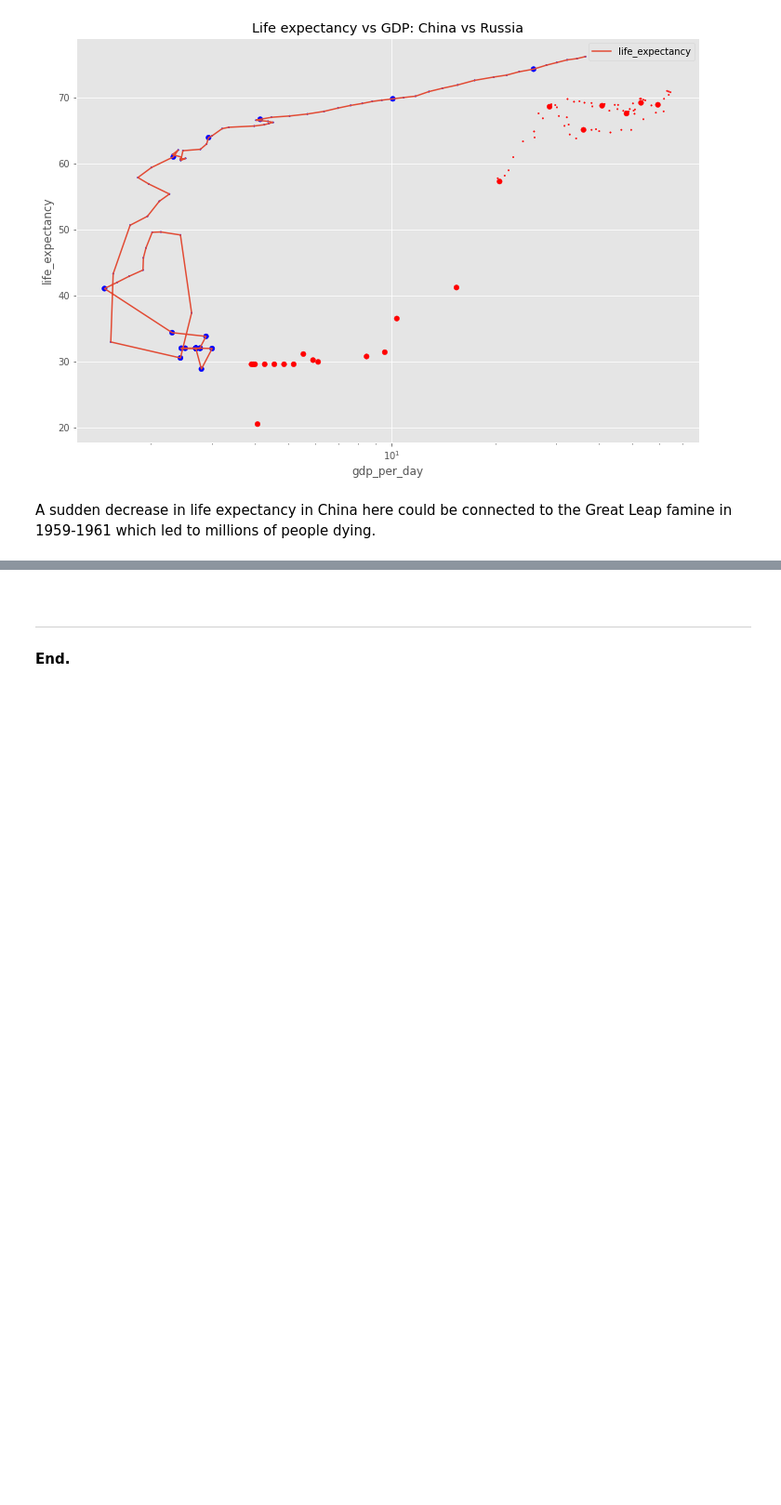
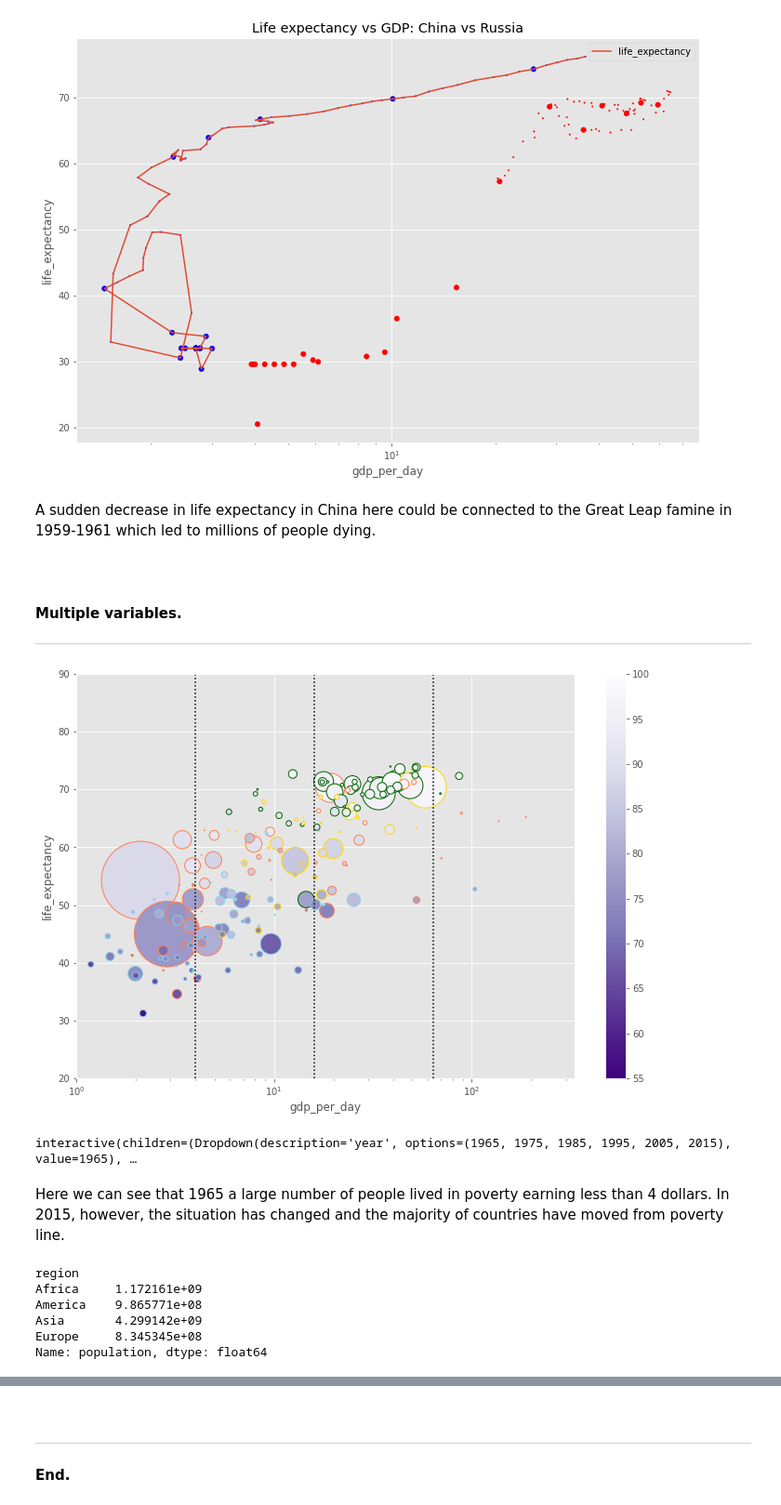
Before and after one commit to olgarozhdestvina/Data-Science-and-Machine-Learning, a Jupyter notebook: Data visualization/Gapminder.ipynb, the cells around one changed output, grey strips where cells are left out. Shown: that part at 93% size. Drawn from its saved outputs; the diff is of its cells as text; code cells hidden in the pictures; blank space fills up the shorter version.

Commit message:
Added multivariable plotting to gapminder

```diff
--- a/Data visualization/Gapminder.ipynb
+++ b/Data visualization/Gapminder.ipynb
@@ -200,3 +201,53 @@ china_vs_russia[china_vs_russia.country == 'China'].plot.line('gdp_per_day', 'li
 [figure]
 # %% [markdown]
 A sudden decrease in life expectancy in China here could be connected to the Great Leap famine in 1959-1961 which led to millions of people dying.
+# %% [markdown]
+<br>
+
+#### Multiple variables.
+___
+# %%
+def plotyear(year):
+    # Select data and sort its values in desc order so the smaller values appear on the plot
+    data = gapminder[gapminder.year == year].sort_values('population', ascending=False)
+
+    # Visual aspects of the plot
+    # Scale the population and apply to the size of the scatter plot
+    area = 1e-5 * data.population
+    color = data.age5_surviving
+    edgecolor = data.region.map({'Africa': 'skyblue', 'Europe': 'darkgreen',
+                               'Asia': 'coral', 'America': 'gold'})
+
+    # Plot the data
+    data.plot.scatter('gdp_per_day', 'life_expectancy',
+                      logx=True, s=area,
+                      c=color, colormap=cm.get_cmap('Purples_r'),
+                      vmin=55, vmax=100,
+                      sharex=False, figsize=(12, 8),
+                     linewidth=1, edgecolor=edgecolor)
+    # Earning levels
+    for level in [4,16,64]:
+        plt.axvline(level, linestyle=':', c='k')
+
+    plt.axis(xmin=1, xmax = 330, ymin = 20, ymax=90)
+
+plotyear(1965);
+# %% [output]
+[figure, added]
+# %%
+# Add year selector to the plot
+interact(plotyear, year = range(1965,2016,10));
+# %% [output]
+interactive(children=(Dropdown(description='year', options=(1965, 1975, 1985, 1995, 2005, 2015), value=1965), …
+# %% [markdown]
+Here we can see that 1965 a large number of people lived in poverty earning less than 4 dollars. In 2015, however, the situation has changed and the majority of countries have moved from poverty line.
+# %%
+# Calculate population per region in 2015
+gapminder[gapminder.year == 2015].groupby('region').population.sum()
+# %% [output]
+region
+Africa     1.172161e+09
+America    9.865771e+08
+Asia       4.299142e+09
+Europe     8.345345e+08
+Name: population, dtype: float64
```
Also changed, not shown: parts of 2 cells of this notebook.
